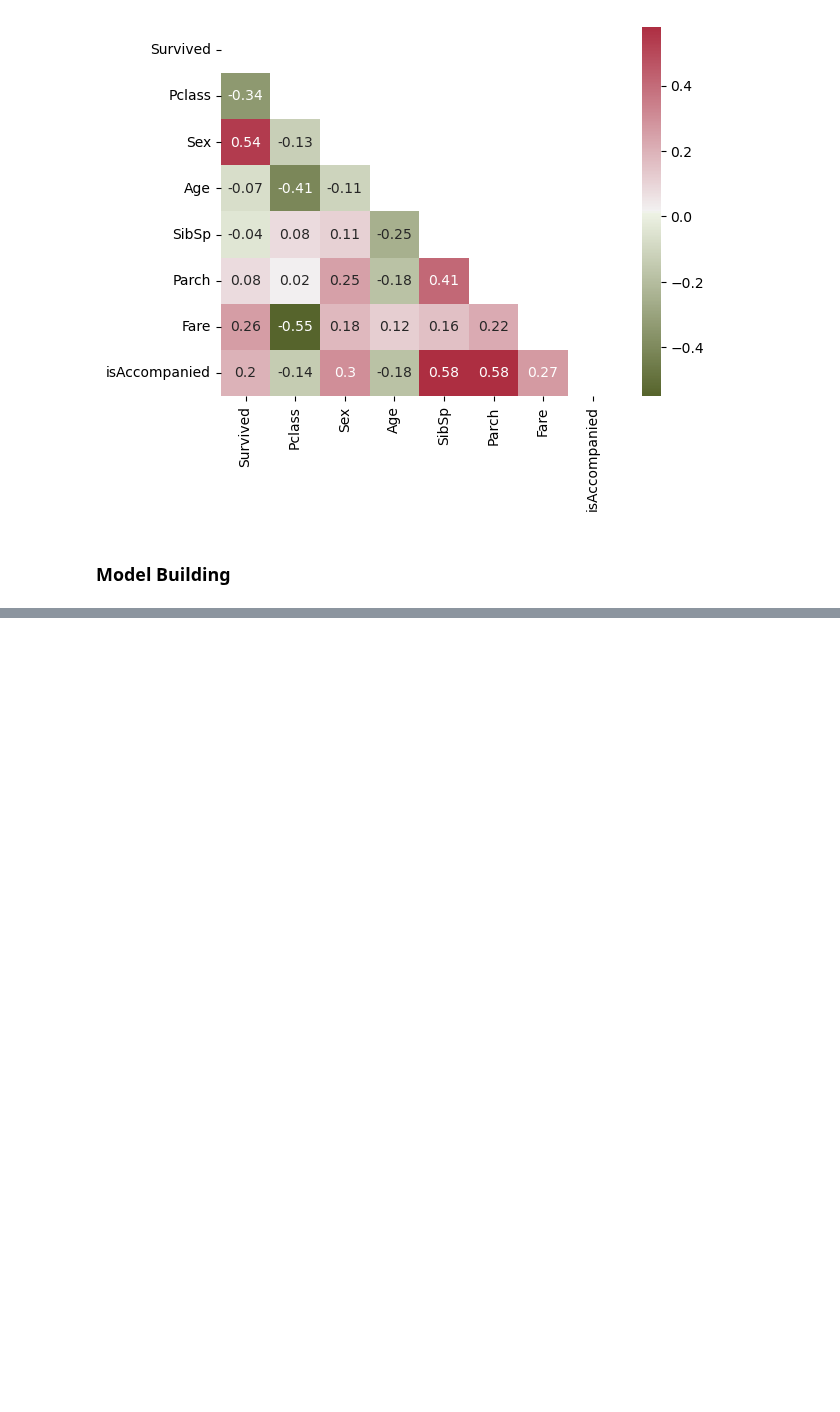
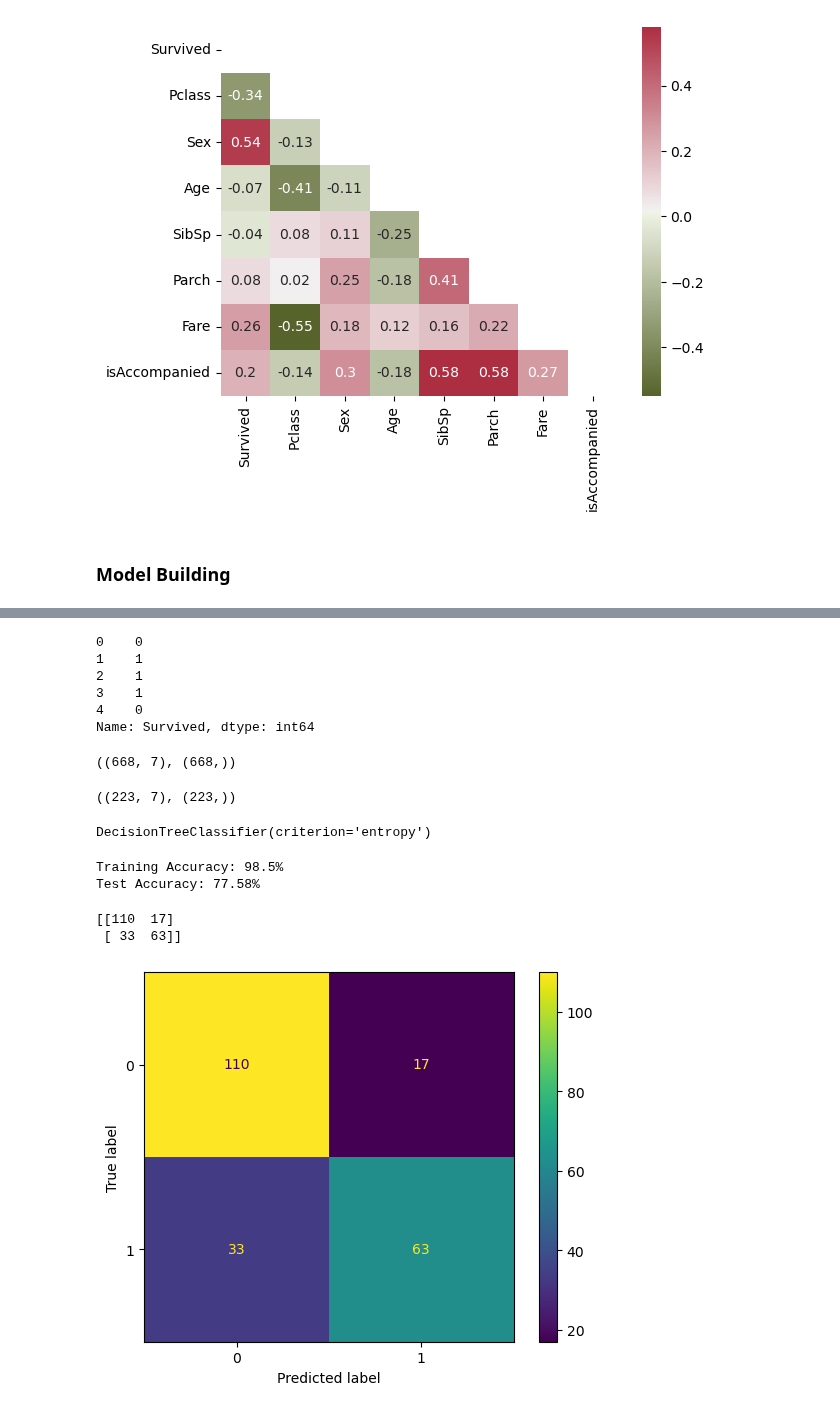
Before and after one commit to lavkushsingh31/Data_Science_Machine_Learning_Projects, a Jupyter notebook: Mini Project - Titanic Survival Prediction/Mini Project - Titanic Survival Prediction.ipynb, the cells around one changed output, grey strips where cells are left out. Saved outputs shown, nothing was run; the diff lists cells and outputs as text; code cells hidden in the pictures; blank space fills up the shorter version.

Commit message:
added code for classification using DecisionTreeClassifier and model evaluation

```diff
--- a/Mini Project - Titanic Survival Prediction/Mini Project - Titanic Survival Prediction.ipynb
+++ b/Mini Project - Titanic Survival Prediction/Mini Project - Titanic Survival Prediction.ipynb
@@ -287,0 +301,48 @@ sns.heatmap(corr_data, annot=True, mask=matrix, cmap=cmap);
+# %%
+y.head()
+# %% [output]
+0    0
+1    1
+2    1
+3    1
+4    0
+Name: Survived, dtype: int64
+# %%
+X_train, X_test, y_train, y_test = train_test_split(X.values, y.values, test_size=0.25, random_state=101)
+# %%
+X_train.shape, y_train.shape
+# %% [output]
+((668, 7), (668,))
+# %%
+X_test.shape, y_test.shape
+# %% [output]
+((223, 7), (223,))
+# %%
+dt_model = DecisionTreeClassifier(criterion='entropy')
+# %%
+dt_model.fit(X_train, y_train)
+# %% [output]
+DecisionTreeClassifier(criterion='entropy')
+# %%
+y_pred_train = dt_model.predict(X_train)
+y_pred_test = dt_model.predict(X_test)
+# %%
+print(f'Training Accuracy: {round((accuracy_score(y_train, y_pred_train)*100),2)}%')
+print(f'Test Accuracy: {round((accuracy_score(y_test, y_pred_test)*100),2)}%')
+# %% [output]
+Training Accuracy: 98.5%
+Test Accuracy: 77.58%
+# %%
+print(confusion_matrix(y_test, y_pred_test))
+# %% [output]
+[[110  17]
+ [ 33  63]]
+# %%
+# Visualizing confusion matrix in a better way
+
+cm = confusion_matrix(y_test, y_pred_test, labels=dt_model.classes_)
+disp = ConfusionMatrixDisplay(confusion_matrix=cm, display_labels=dt_model.classes_)
+disp.plot()
+plt.show()
+# %% [output]
+[figure, added]
```
Also changed, not shown: parts of 14 cells of this notebook.
